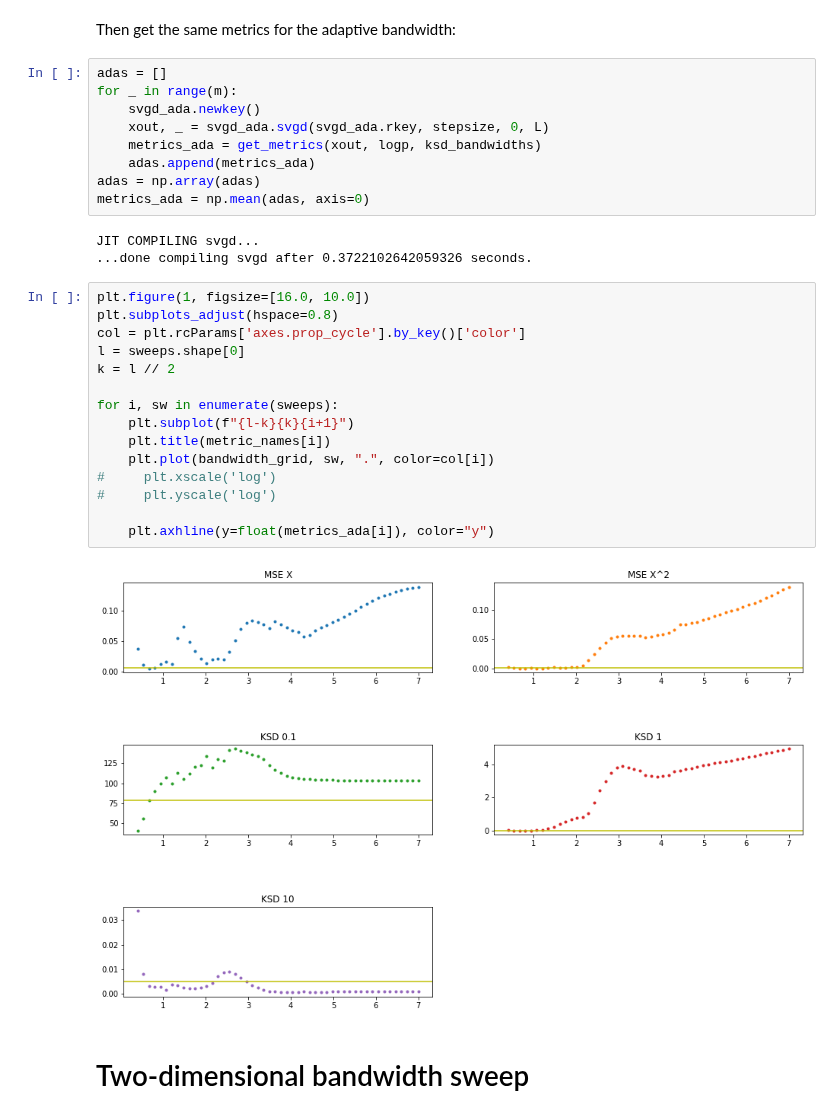
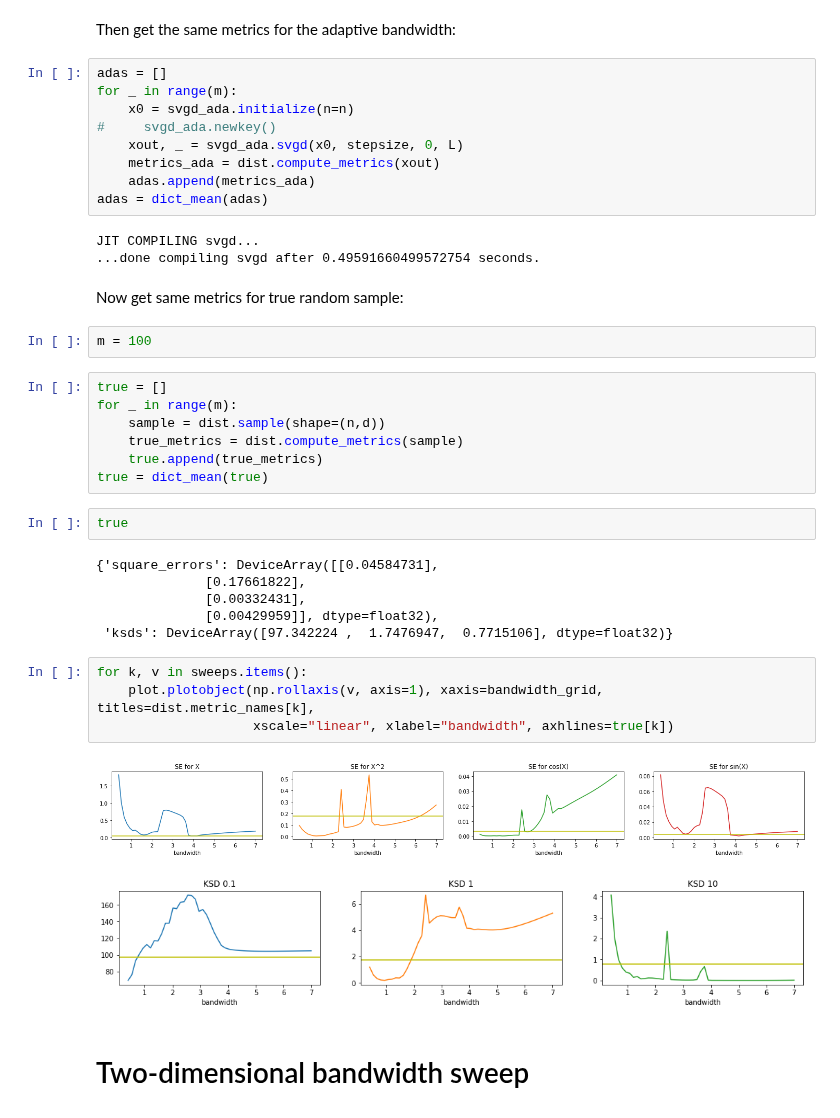
Before and after one commit to ratschlab/projects-2020-Neural-SVGD, a Jupyter notebook: Bandwidth sweep.ipynb, the cells around one changed output. Cells and saved outputs as stored; diff of their text form.

```diff
--- a/Bandwidth sweep.ipynb
+++ b/Bandwidth sweep.ipynb
@@ -58,32 +60,41 @@ Then get the same metrics for the adaptive bandwidth:
 # %%
 adas = []
 for _ in range(m):
-    svgd_ada.newkey()
-    xout, _ = svgd_ada.svgd(svgd_ada.rkey, stepsize, 0, L)
-    metrics_ada = get_metrics(xout, logp, ksd_bandwidths)
+    x0 = svgd_ada.initialize(n=n)
+#     svgd_ada.newkey()
+    xout, _ = svgd_ada.svgd(x0, stepsize, 0, L)
+    metrics_ada = dist.compute_metrics(xout)
     adas.append(metrics_ada)
-adas = np.array(adas)
-metrics_ada = np.mean(adas, axis=0)
+adas = dict_mean(adas)
 # %% [output]
 JIT COMPILING svgd...
-...done compiling svgd after 0.3722102642059326 seconds.
+...done compiling svgd after 0.49591660499572754 seconds.
-# %%
-plt.figure(1, figsize=[16.0, 10.0])
-plt.subplots_adjust(hspace=0.8)
-col = plt.rcParams['axes.prop_cycle'].by_key()['color']
-l = sweeps.shape[0]
-k = l // 2
-
-for i, sw in enumerate(sweeps):
-    plt.subplot(f"{l-k}{k}{i+1}")
-    plt.title(metric_names[i])
-    plt.plot(bandwidth_grid, sw, ".", color=col[i])
-#     plt.xscale('log')
-#     plt.yscale('log')
-
-    plt.axhline(y=float(metrics_ada[i]), color="y")
-# %% [output]
-[figure, removed]
+# %% [markdown]
+Now get same metrics for true random sample:
+# %%
+m = 100
+# %%
+true = []
+for _ in range(m):
+    sample = dist.sample(shape=(n,d))
+    true_metrics = dist.compute_metrics(sample)
+    true.append(true_metrics)
+true = dict_mean(true)
+# %%
+true
+# %% [output]
+{'square_errors': DeviceArray([[0.04584731],
+              [0.17661822],
+              [0.00332431],
+              [0.00429959]], dtype=float32),
+ 'ksds': DeviceArray([97.342224 ,  1.7476947,  0.7715106], dtype=float32)}
+# %%
+for k, v in sweeps.items():
+    plot.plotobject(np.rollaxis(v, axis=1), xaxis=bandwidth_grid, titles=dist.metric_names[k],
+                    xscale="linear", xlabel="bandwidth", axhlines=true[k])
+# %% [output]
+[figure, added]
+[figure, added]
 # %% [markdown]
 # Two-dimensional bandwidth sweep
 # %% [markdown]
```
Also changed, not shown: parts of 22 cells of this notebook, 8 other files.
